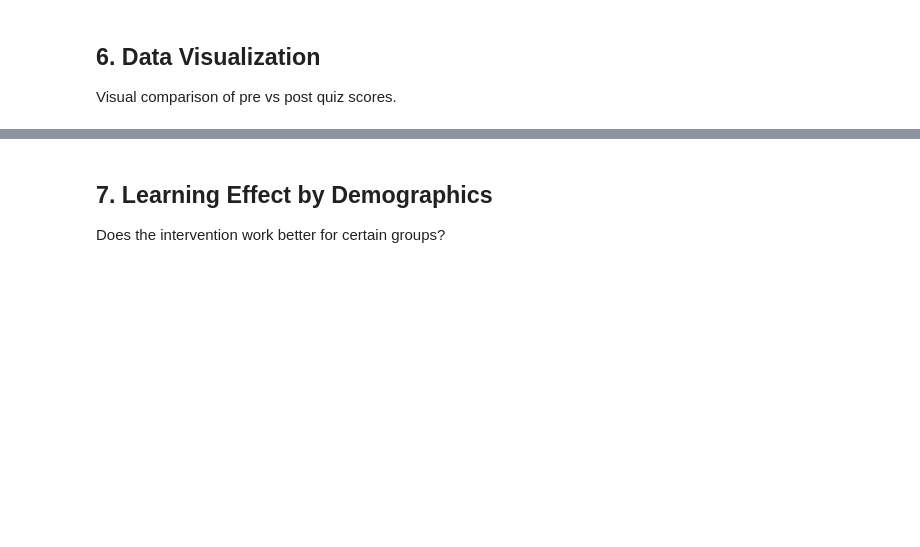
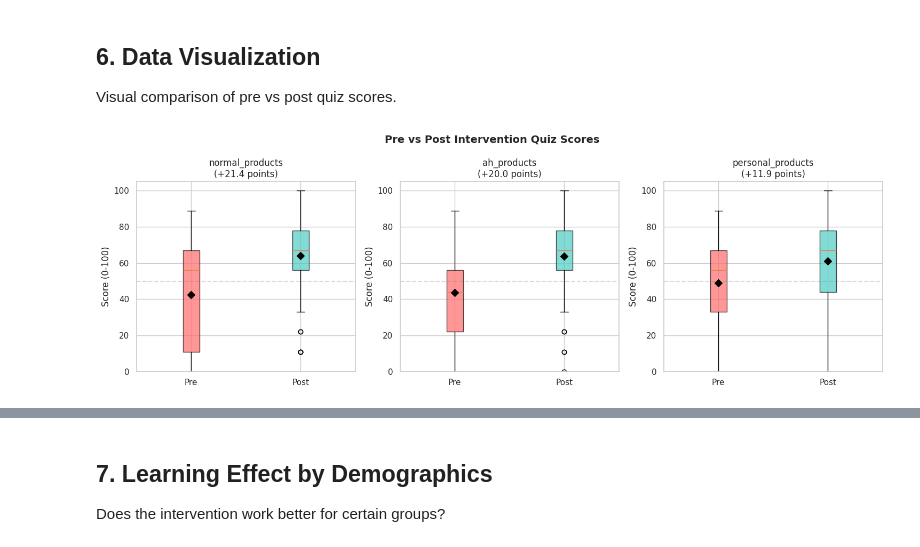
Before and after one commit to MontagueJacobs/albert, a Jupyter notebook: analysis/experiment_analysis.ipynb, the cells around one changed output, grey strips where cells are left out. Cells and saved outputs as stored; diff of their text form; code cells hidden in the pictures; blank space fills up the shorter version.

Commit message:
fix filters products page

```diff
--- a/analysis/experiment_analysis.ipynb
+++ b/analysis/experiment_analysis.ipynb
@@ -166,7 +352,6 @@ We use **paired t-tests** since each participant has both pre and post scores.
 # %%
 def analyze_learning_effect(df, pre_col, post_col, label):
     """Perform paired t-test and calculate effect size for pre/post comparison."""
-    # Get paired data (both pre and post available)
     paired = df[[pre_col, post_col]].dropna()
 
     if len(paired) < 3:
@@ -175,16 +360,13 @@ def analyze_learning_effect(df, pre_col, post_col, label):
     pre = paired[pre_col]
     post = paired[post_col]
 
-    # Paired t-test
     t_stat, p_value = stats.ttest_rel(post, pre)
 
-    # Wilcoxon signed-rank test (non-parametric)
     try:
         w_stat, w_pvalue = stats.wilcoxon(post - pre)
     except:
         w_stat, w_pvalue = None, None
 
-    # Effect size (Cohen's d for paired samples)
     diff = post - pre
     cohens_d = diff.mean() / diff.std() if diff.std() > 0 else 0
 
@@ -203,11 +385,10 @@ def analyze_learning_effect(df, pre_col, post_col, label):
         'significant': p_value < 0.05
     }
 
-# Analyze all three quiz pairs
 quiz_pairs = [
-    ('quiz1_score', 'quiz3_score', 'Generic Products'),
-    ('quiz5_score', 'quiz6_score', 'AH-Specific Products'),
-    ('quiz2_score', 'quiz4_score', 'Personal Products'),
+    ('normal_products_pre_score', 'normal_products_post_score', 'normal_products'),
+    ('ah_products_pre_score', 'ah_products_post_score', 'ah_products'),
+    ('personal_products_pre_score', 'personal_products_post_score', 'personal_products'),
 ]
 
 results = []
@@ -215,7 +396,6 @@ for pre, post, label in quiz_pairs:
     result = analyze_learning_effect(df, pre, post, label)
     results.append(result)
 
-# Display results
 results_df = pd.DataFrame(results)
 print("=" * 80)
 print("LEARNING EFFECT ANALYSIS - PAIRED T-TEST RESULTS")
@@ -249,43 +447,38 @@ Visual comparison of pre vs post quiz scores.
 # %%
 # Box plots comparing pre vs post scores
 fig, axes = plt.subplots(1, 3, figsize=(15, 5))
 
 quiz_pairs = [
-    ('quiz1_score', 'quiz3_score', 'Generic Products'),
-    ('quiz5_score', 'quiz6_score', 'AH-Specific Products'),
-    ('quiz2_score', 'quiz4_score', 'Personal Products'),
+    ('normal_products_pre_score', 'normal_products_post_score', 'normal_products'),
+    ('ah_products_pre_score', 'ah_products_post_score', 'ah_products'),
+    ('personal_products_pre_score', 'personal_products_post_score', 'personal_products'),
 ]
 
-colors = ['#ff6b6b', '#4ecdc4']  # red for pre, teal for post
+colors = ['#ff6b6b', '#4ecdc4']
 
 for ax, (pre, post, title) in zip(axes, quiz_pairs):
-    data_to_plot = []
-    labels = []
-
     pre_data = df[pre].dropna()
     post_data = df[post].dropna()
 
     bp = ax.boxplot([pre_data, post_data], labels=['Pre', 'Post'], patch_artist=True)
 
-    # Color the boxes
     for patch, color in zip(bp['boxes'], colors):
         patch.set_facecolor(color)
         patch.set_alpha(0.7)
 
-    # Add mean markers
-    ax.scatter([1, 2], [pre_data.mean(), post_data.mean()],
-               color='black', marker='D', s=50, zorder=3, label='Mean')
+    ax.scatter([1, 2], [pre_data.mean(), post_data.mean()], color='black', marker='D', s=50, zorder=3, label='Mean')
 
-    # Calculate improvement
     improvement = post_data.mean() - pre_data.mean()
     ax.set_title(f'{title}\n(+{improvement:.1f} points)', fontsize=12)
     ax.set_ylabel('Score (0-100)')
     ax.set_ylim(0, 105)
     ax.axhline(y=50, color='gray', linestyle='--', alpha=0.3, label='Random (50)')
 
 plt.suptitle('Pre vs Post Intervention Quiz Scores', fontsize=14, fontweight='bold')
 plt.tight_layout()
 plt.show()
+# %% [output]
+[figure, added]
 # %%
 # Individual improvement distribution
 fig, axes = plt.subplots(1, 3, figsize=(15, 5))
```
Also changed, not shown: parts of 24 cells of this notebook, 9 other files.
